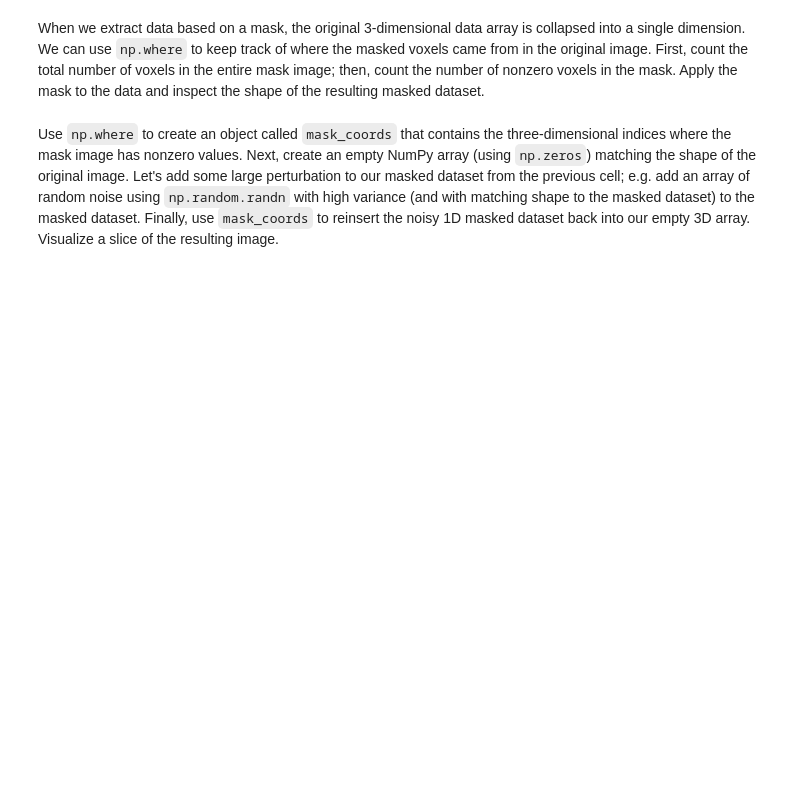
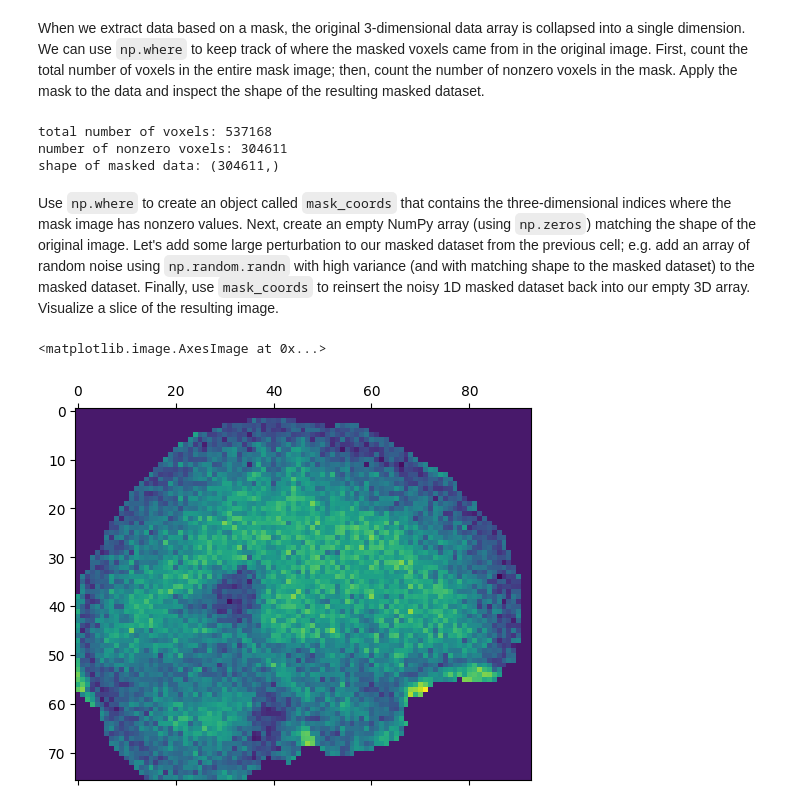
Before and after one commit to biancasanti/neu502b-2026, a Jupyter notebook: fmri-1/fmri-1-introduction.ipynb, the cells around one changed output. Saved outputs shown, nothing was run; the diff lists cells and outputs as text; code cells hidden in the pictures; blank space fills up the shorter version.

```diff
--- a/fmri-1/fmri-1-introduction.ipynb
+++ b/fmri-1/fmri-1-introduction.ipynb
@@ -121,15 +169,32 @@ Next, make a copy of the data. Using the mask, zero out any values in the copy o
 When we extract data based on a mask, the original 3-dimensional data array is collapsed into a single dimension. We can use `np.where` to keep track of where the masked voxels came from in the original image. First, count the total number of voxels in the entire mask image; then, count the number of nonzero voxels in the mask. Apply the mask to the data and inspect the shape of the resulting masked dataset.
 # %%
 # Count the voxels in our mask
+print(f"total number of voxels: {brain_mask.size}")
+print(f"number of nonzero voxels: {np.sum(brain_mask != 0)}")
 
 # Masked data is no longer 3-dimensional
+# masking the data is not the same as zeroing out the data here
+masked_data = data[brain_mask != 0]
+print(f"shape of masked data: {masked_data.shape}")
+# %% [output]
+total number of voxels: 537168
+number of nonzero voxels: 304611
+shape of masked data: (304611,)
 # %% [markdown]
 Use `np.where` to create an object called `mask_coords` that contains the three-dimensional indices where the mask image has nonzero values. Next, create an empty NumPy array (using `np.zeros`) matching the shape of the original image. Let's add some large perturbation to our masked dataset from the previous cell; e.g. add an array of random noise using `np.random.randn` with high variance (and with matching shape to the masked dataset) to the masked dataset. Finally, use `mask_coords` to reinsert the noisy 1D masked dataset back into our empty 3D array. Visualize a slice of the resulting image.
 # %%
 # Track the original mask coordinates
+mask_coords = np.where(brain_mask != 0)
 
 # Create an empty new image with original shape
+new_data = np.zeros((76, 76, 93))
 
 # Modify our masked data in some way
+modified_data = masked_data + np.random.randn(*masked_data.shape) * 15
+new_data[mask_coords] = modified_data
 
 # Visualize one slice
+plt.matshow(new_data[50])
+# %% [output]
+<matplotlib.image.AxesImage at 0x...>
+[figure, added]
```
Also changed, not shown: parts of 6 cells of this notebook, 3 other files.
